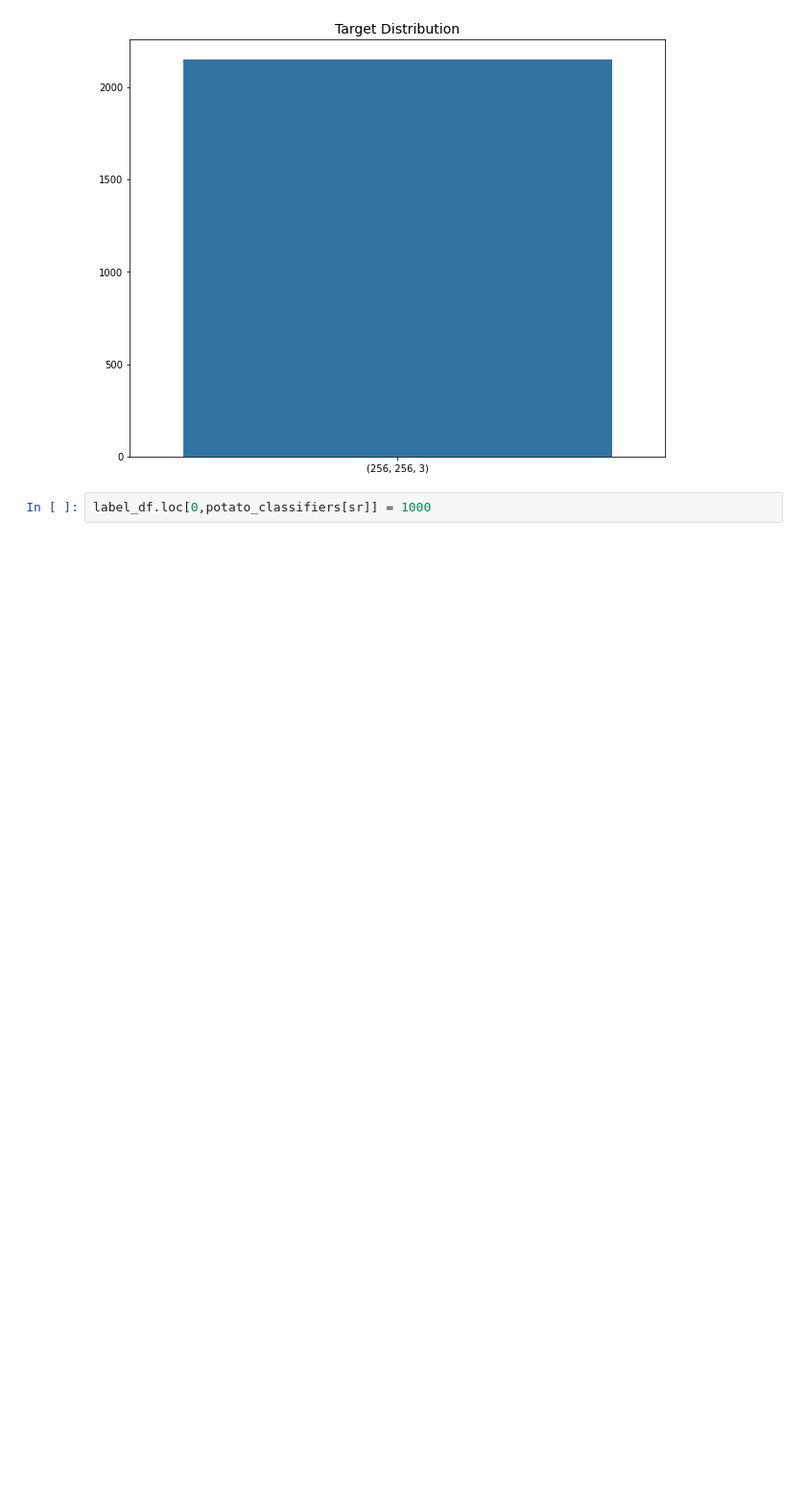
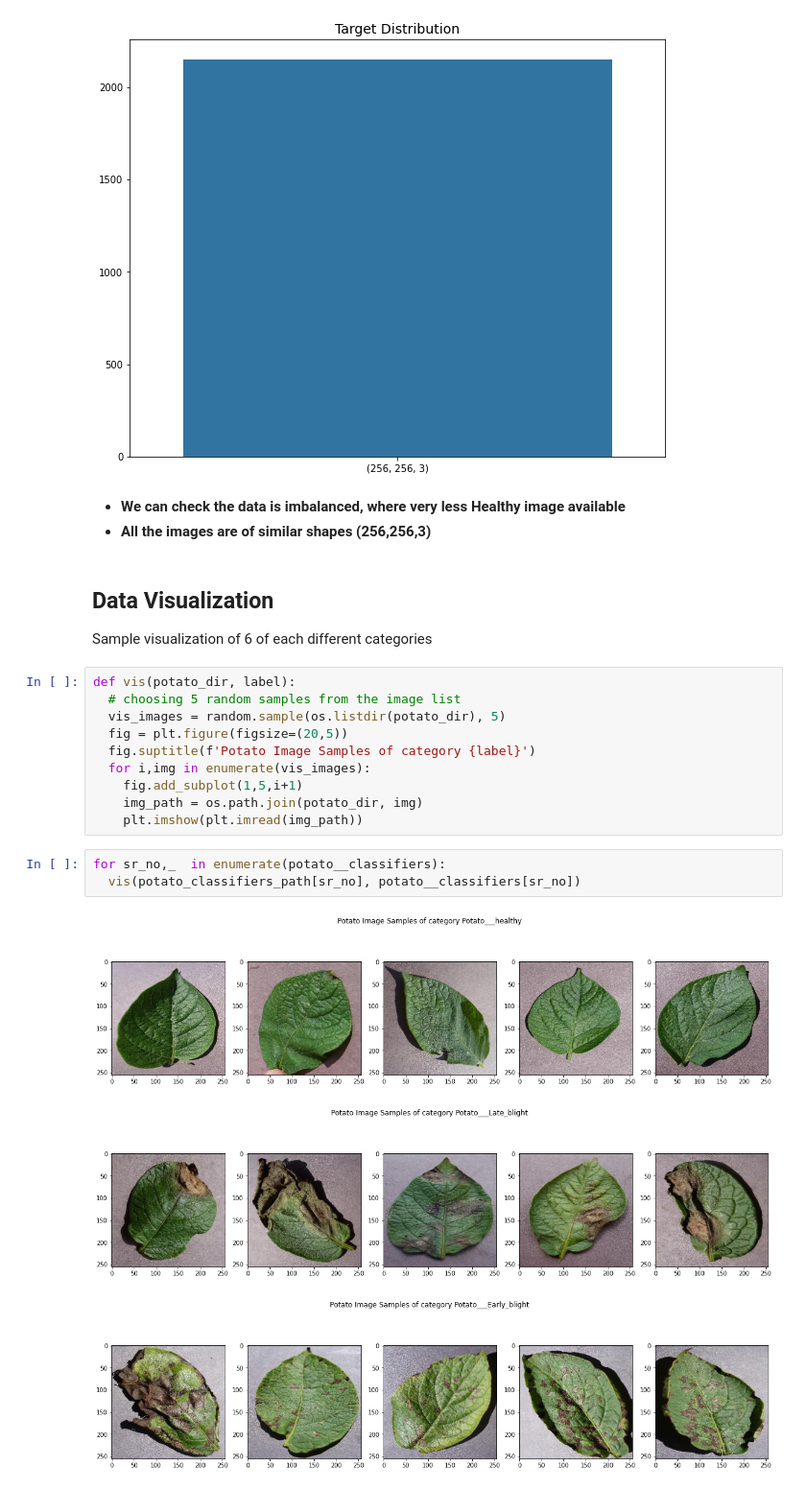
Before and after one commit to sayan0506/Agriculture-project-notes-and-references, a Jupyter notebook: Potato_Leaf_Classifer_without_Augmentation.ipynb, the cells around one changed output. Shown at 96% size. Saved outputs shown, nothing was run; the diff lists cells and outputs as text; blank space fills up the shorter version.

```diff
--- a/Potato_Leaf_Classifer_without_Augmentation.ipynb
+++ b/Potato_Leaf_Classifer_without_Augmentation.ipynb
@@ -207,5 +208,27 @@ target(shape_counts)
 # %% [output]
 [figure]
 [figure]
-# %%
-label_df.loc[0,potato_classifiers[sr]] = 1000
+# %% [markdown]
+* **We can check the data is imbalanced, where very less Healthy image available**
+* **All the images are of similar shapes (256,256,3)**
+# %% [markdown]
+## Data Visualization
+
+Sample visualization of 6 of each different categories
+# %%
+def vis(potato_dir, label):
+  # choosing 5 random samples from the image list
+  vis_images = random.sample(os.listdir(potato_dir), 5)
+  fig = plt.figure(figsize=(20,5))
+  fig.suptitle(f'Potato Image Samples of category {label}')
+  for i,img in enumerate(vis_images):
+    fig.add_subplot(1,5,i+1)
+    img_path = os.path.join(potato_dir, img)
+    plt.imshow(plt.imread(img_path))
+# %%
+for sr_no,_  in enumerate(potato__classifiers):
+  vis(potato_classifiers_path[sr_no], potato__classifiers[sr_no])
+# %% [output]
+[figure, added]
+[figure, added]
+[figure, added]
```
Also changed, not shown: parts of 3 cells of this notebook.
